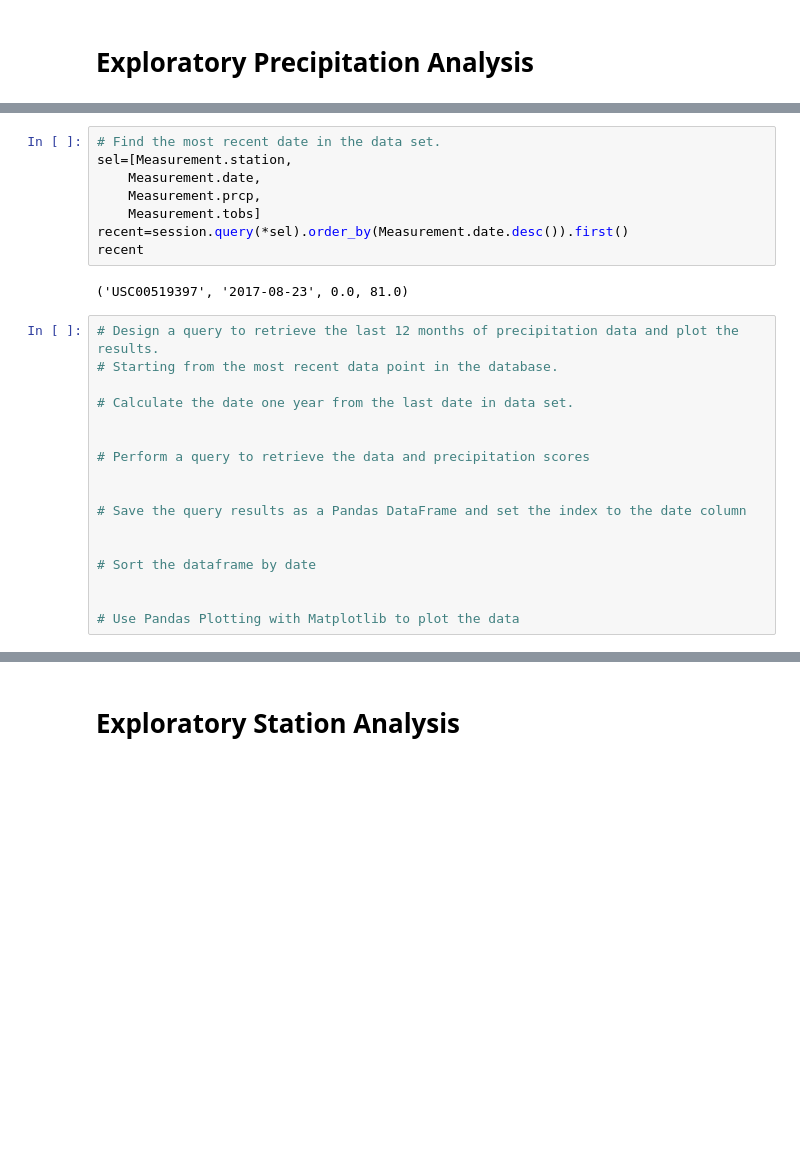
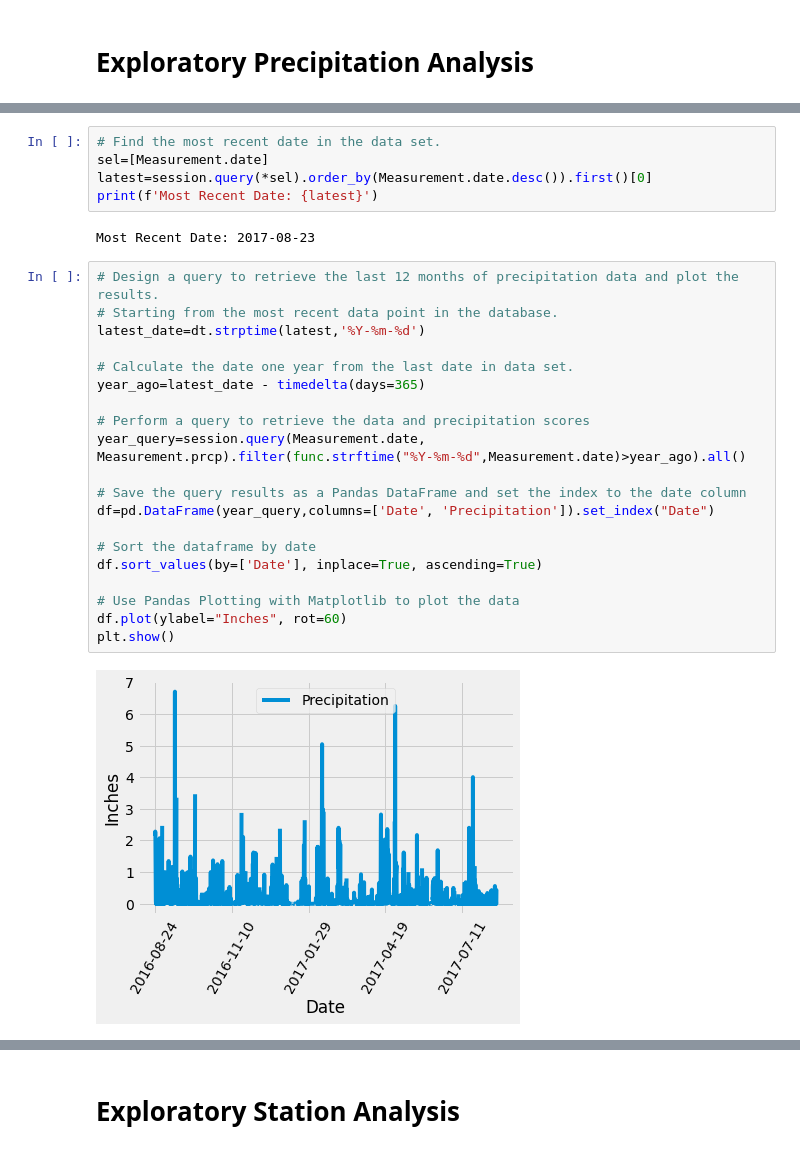
Before and after one commit to amberleeBME/sqlalchemy-challenge, a Jupyter notebook: climate.ipynb, the cells around one changed output, grey strips where cells are left out. Cells and saved outputs as stored; diff of their text form; blank space fills up the shorter version.

Commit message:
Precipitation Analysis

```diff
--- a/climate.ipynb
+++ b/climate.ipynb
@@ -42,29 +54,31 @@ session = Session(bind=engine)
 # %%
 # Find the most recent date in the data set.
-sel=[Measurement.station,
-    Measurement.date,
-    Measurement.prcp,
-    Measurement.tobs]
-recent=session.query(*sel).order_by(Measurement.date.desc()).first()
-recent
+sel=[Measurement.date]
+latest=session.query(*sel).order_by(Measurement.date.desc()).first()[0]
+print(f'Most Recent Date: {latest}')
 # %% [output]
-('USC00519397', '2017-08-23', 0.0, 81.0)
+Most Recent Date: 2017-08-23
 # %%
 # Design a query to retrieve the last 12 months of precipitation data and plot the results.
 # Starting from the most recent data point in the database.
+latest_date=dt.strptime(latest,'%Y-%m-%d')
 
 # Calculate the date one year from the last date in data set.
-
+year_ago=latest_date - timedelta(days=365)
 
 # Perform a query to retrieve the data and precipitation scores
-
+year_query=session.query(Measurement.date, Measurement.prcp).filter(func.strftime("%Y-%m-%d",Measurement.date)>year_ago).all()
 
 # Save the query results as a Pandas DataFrame and set the index to the date column
-
+df=pd.DataFrame(year_query,columns=['Date', 'Precipitation']).set_index("Date")
 
 # Sort the dataframe by date
-
+df.sort_values(by=['Date'], inplace=True, ascending=True)
 
 # Use Pandas Plotting with Matplotlib to plot the data
+df.plot(ylabel="Inches", rot=60)
+plt.show()
+# %% [output]
+[figure, added]
 # %%
 # Use Pandas to calcualte the summary statistics for the precipitation data
```
Also changed, not shown: parts of 3 cells of this notebook.
